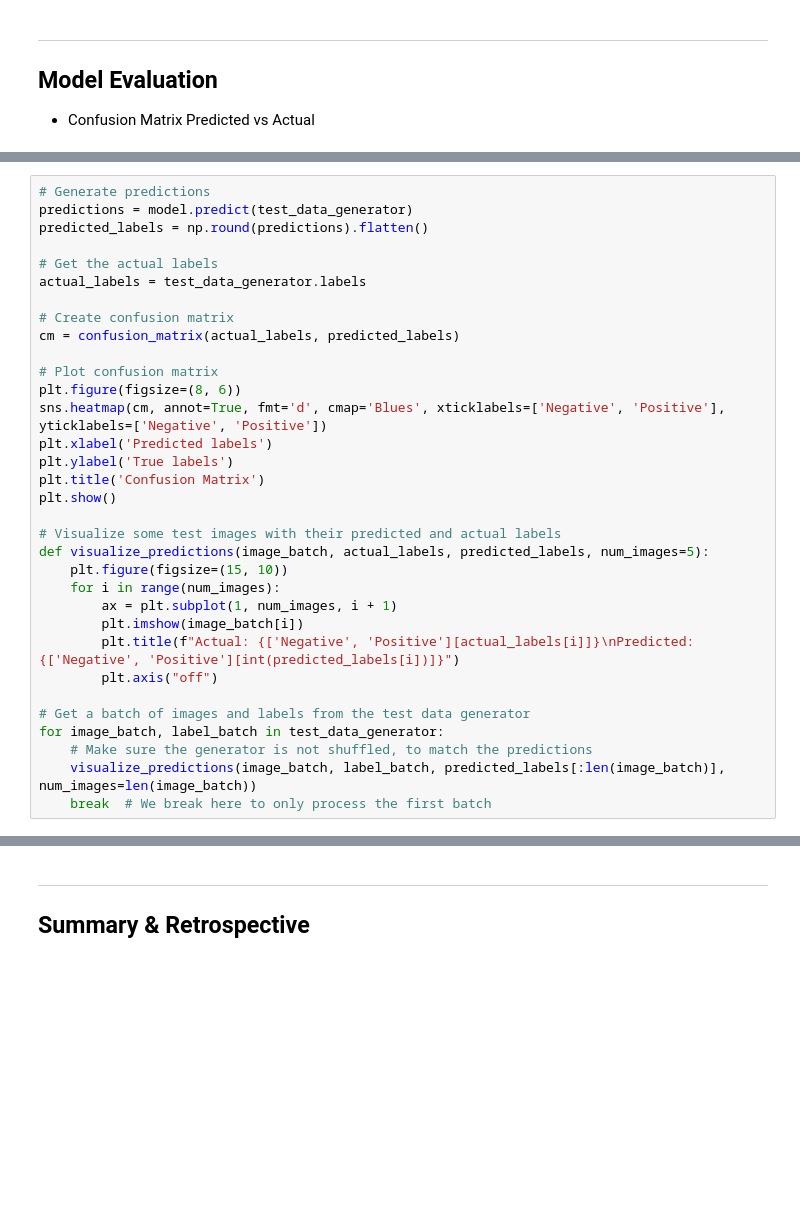
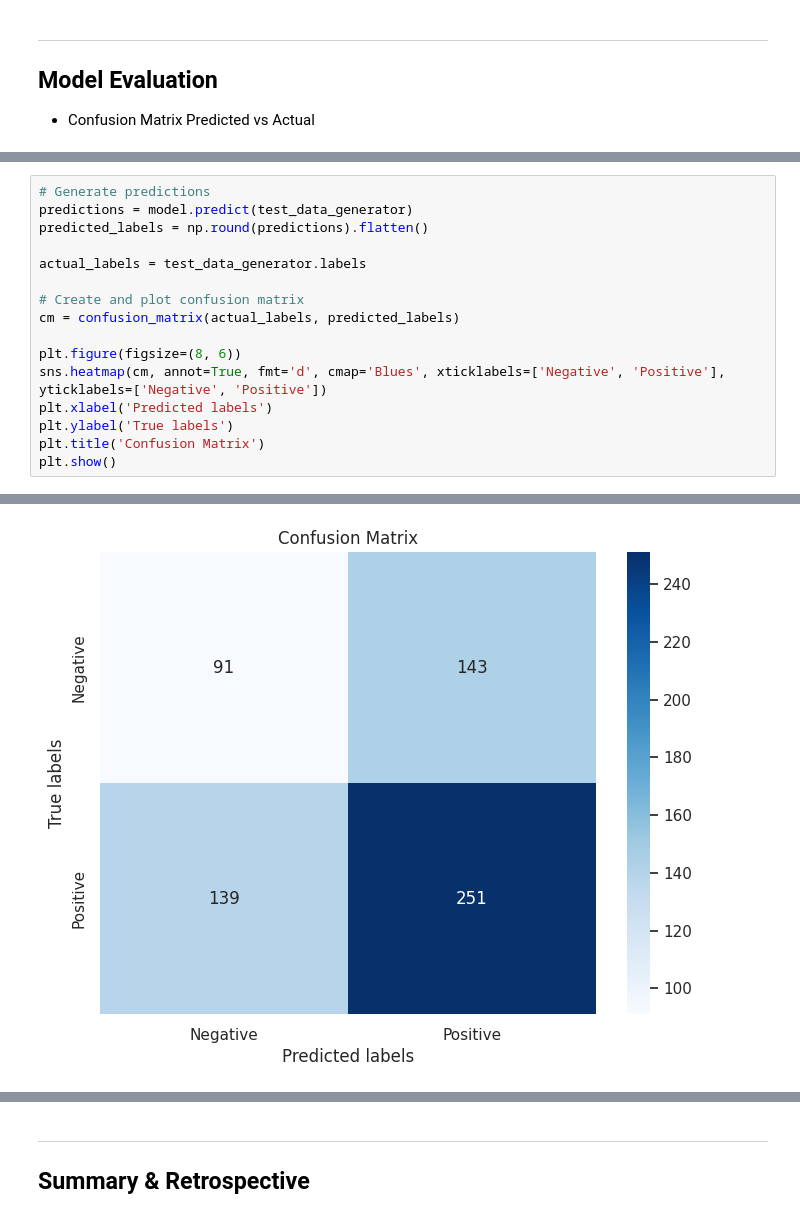
Before and after one commit to AndyMDH/pneumonia_detection_cnn, a Jupyter notebook: main.ipynb, the cells around one changed output, grey strips where cells are left out. Drawn from its saved outputs; the diff is of its cells as text; blank space fills up the shorter version.

```diff
--- a/main.ipynb
+++ b/main.ipynb
@@ -479,31 +513,15 @@ print("Test accuracy:", test_accuracy)
 predictions = model.predict(test_data_generator)
 predicted_labels = np.round(predictions).flatten()
 
-# Get the actual labels
 actual_labels = test_data_generator.labels
 
-# Create confusion matrix
+# Create and plot confusion matrix
 cm = confusion_matrix(actual_labels, predicted_labels)
 
-# Plot confusion matrix
 plt.figure(figsize=(8, 6))
 sns.heatmap(cm, annot=True, fmt='d', cmap='Blues', xticklabels=['Negative', 'Positive'], yticklabels=['Negative', 'Positive'])
 plt.xlabel('Predicted labels')
 plt.ylabel('True labels')
 plt.title('Confusion Matrix')
 plt.show()
-
-# Visualize some test images with their predicted and actual labels
-def visualize_predictions(image_batch, actual_labels, predicted_labels, num_images=5):
-    plt.figure(figsize=(15, 10))
-    for i in range(num_images):
-        ax = plt.subplot(1, num_images, i + 1)
-        plt.imshow(image_batch[i])
-        plt.title(f"Actual: {['Negative', 'Positive'][actual_labels[i]]}\nPredicted: {['Negative', 'Positive'][int(predicted_labels[i])]}")
-        plt.axis("off")
-
-# Get a batch of images and labels from the test data generator
-for image_batch, label_batch in test_data_generator:
-    # Make sure the generator is not shuffled, to match the predictions
-    visualize_predictions(image_batch, label_batch, predicted_labels[:len(image_batch)], num_images=len(image_batch))
-    break  # We break here to only process the first batch
+# %% [output]
@@ -509,0 +529 @@ for image_batch, label_batch in test_data_generator:
+[figure, added]
```
Also changed, not shown: parts of 12 cells of this notebook.
